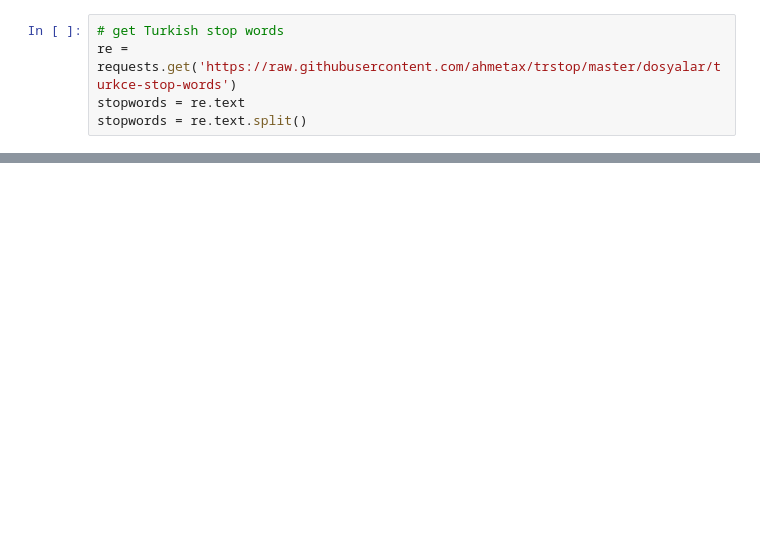
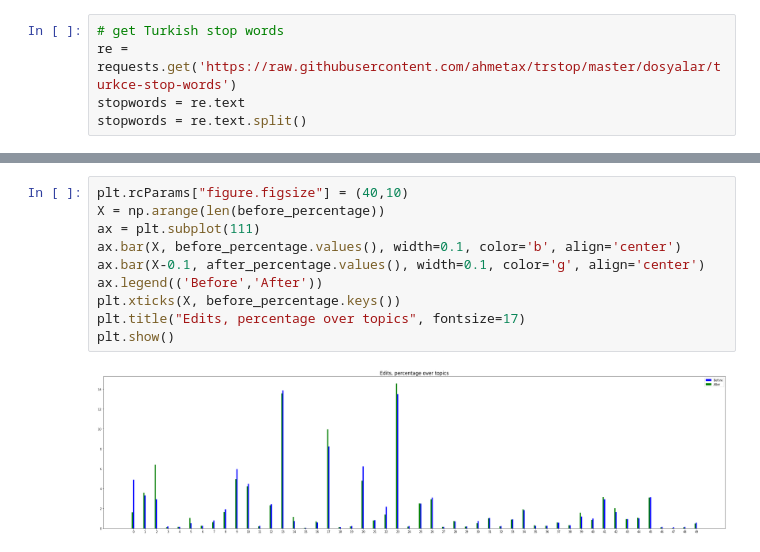
Before and after one commit to luciekaffee/trwiki, a Jupyter notebook: Wikipedia Categories.ipynb, the cells around one changed output, grey strips where cells are left out. Cells and saved outputs as stored; diff of their text form; blank space fills up the shorter version.

```diff
--- a/Wikipedia Categories.ipynb
+++ b/Wikipedia Categories.ipynb
@@ -126,0 +222,12 @@ words = ldamodel.show_topic(topic_number, topn = 10)
+# %%
+plt.rcParams["figure.figsize"] = (40,10)
+X = np.arange(len(before_percentage))
+ax = plt.subplot(111)
+ax.bar(X, before_percentage.values(), width=0.1, color='b', align='center')
+ax.bar(X-0.1, after_percentage.values(), width=0.1, color='g', align='center')
+ax.legend(('Before','After'))
+plt.xticks(X, before_percentage.keys())
+plt.title("Edits, percentage over topics", fontsize=17)
+plt.show()
+# %% [output]
+[figure, added]
```
Also changed, not shown: parts of 16 cells of this notebook.
